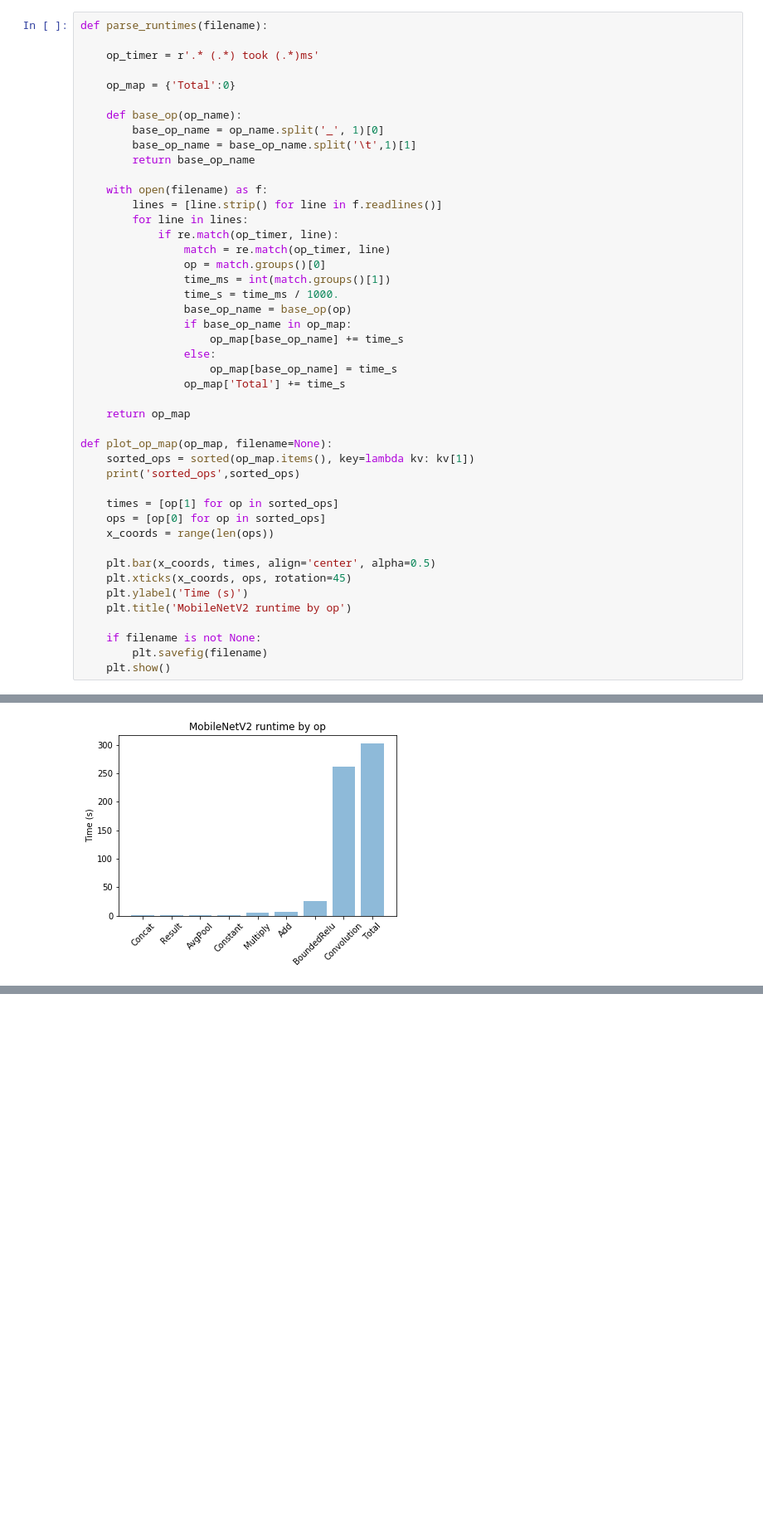
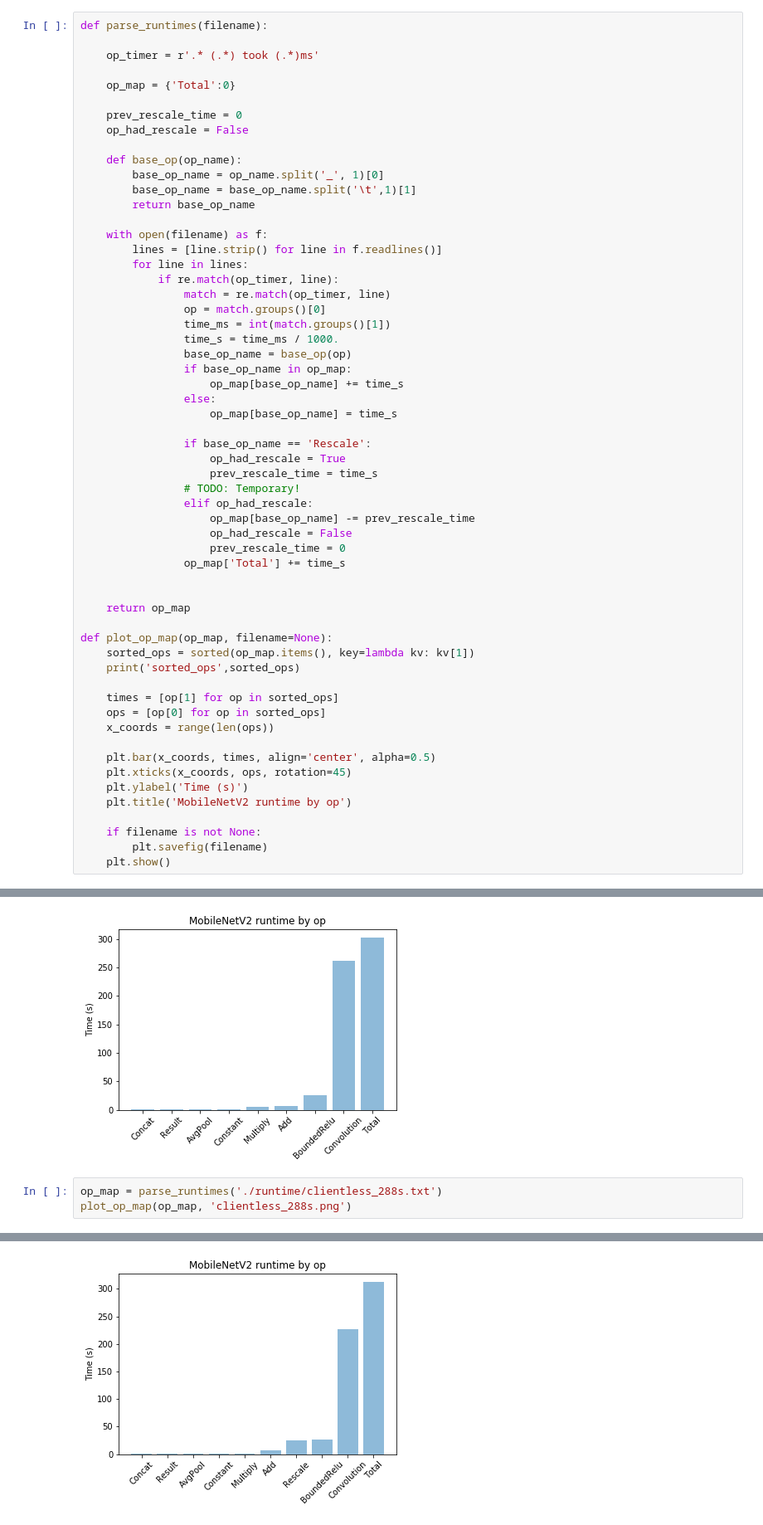
Before and after one commit to rsandler00/he-transformer, a Jupyter notebook: examples/MobileNetV2-Slim/plot_runtimes.ipynb, the cells around one changed output, grey strips where cells are left out. Shown at 83% size. Saved outputs shown, nothing was run; the diff lists cells and outputs as text; blank space fills up the shorter version.

Commit message:
Added faster runtimes

```diff
--- a/examples/MobileNetV2-Slim/plot_runtimes.ipynb
+++ b/examples/MobileNetV2-Slim/plot_runtimes.ipynb
@@ -12,6 +12,9 @@ def parse_runtimes(filename):
     op_timer = r'.* (.*) took (.*)ms'
 
     op_map = {'Total':0}
+
+    prev_rescale_time = 0
+    op_had_rescale = False
 
     def base_op(op_name):
         base_op_name = op_name.split('_', 1)[0]
@@ -31,7 +34,17 @@ def parse_runtimes(filename):
                     op_map[base_op_name] += time_s
                 else:
                     op_map[base_op_name] = time_s
+
+                if base_op_name == 'Rescale':
+                    op_had_rescale = True
+                    prev_rescale_time = time_s
+                # TODO: Temporary!
+                elif op_had_rescale:
+                    op_map[base_op_name] -= prev_rescale_time
+                    op_had_rescale = False
+                    prev_rescale_time = 0
                 op_map['Total'] += time_s
+
 
     return op_map
 
@@ -75,3 +88,7 @@ plot_op_map(op_map, 'clientless_300s.png')
 # %% [output]
 sorted_ops [('Concat', 0.08100000000000002), ('Result', 0.525), ('AvgPool', 0.952), ('Constant', 1.1299999999999992), ('Multiply', 4.779), ('Add', 6.881999999999996), ('BoundedRelu', 25.14799999999999 ...
 [figure]
+# %%
+op_map = parse_runtimes('./runtime/clientless_288s.txt')
+plot_op_map(op_map, 'clientless_288s.png')
+# %% [output]
@@ -77,0 +96 @@ sorted_ops [('Concat', 0.08100000000000002), ('Result', 0.525), ('AvgPool', 0.95
+[figure, added]
```
Also changed, not shown: parts of 2 cells of this notebook, 4 other files.
